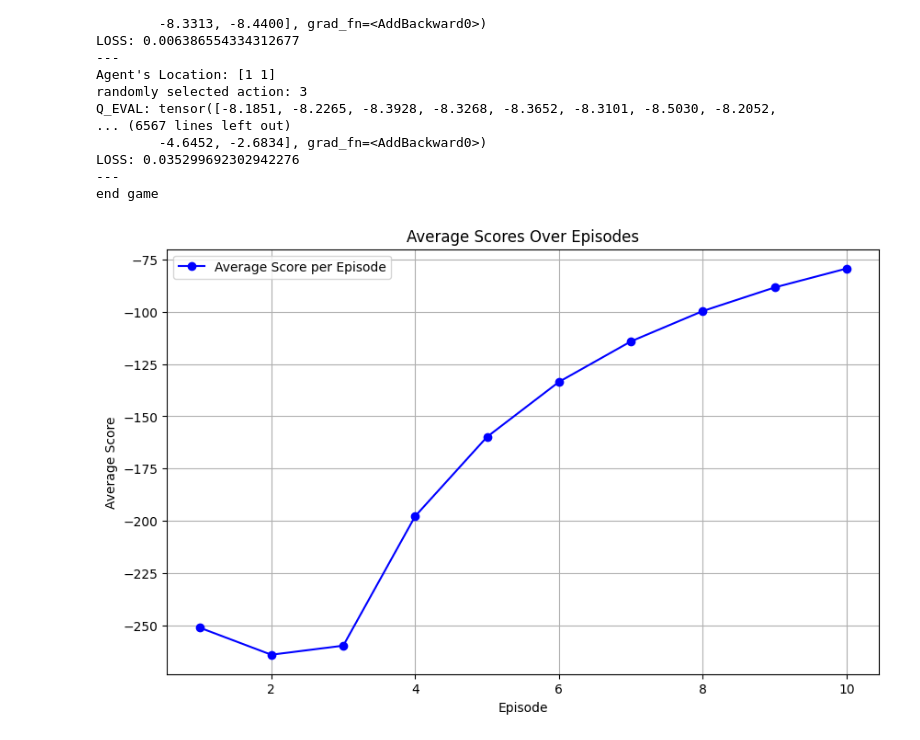
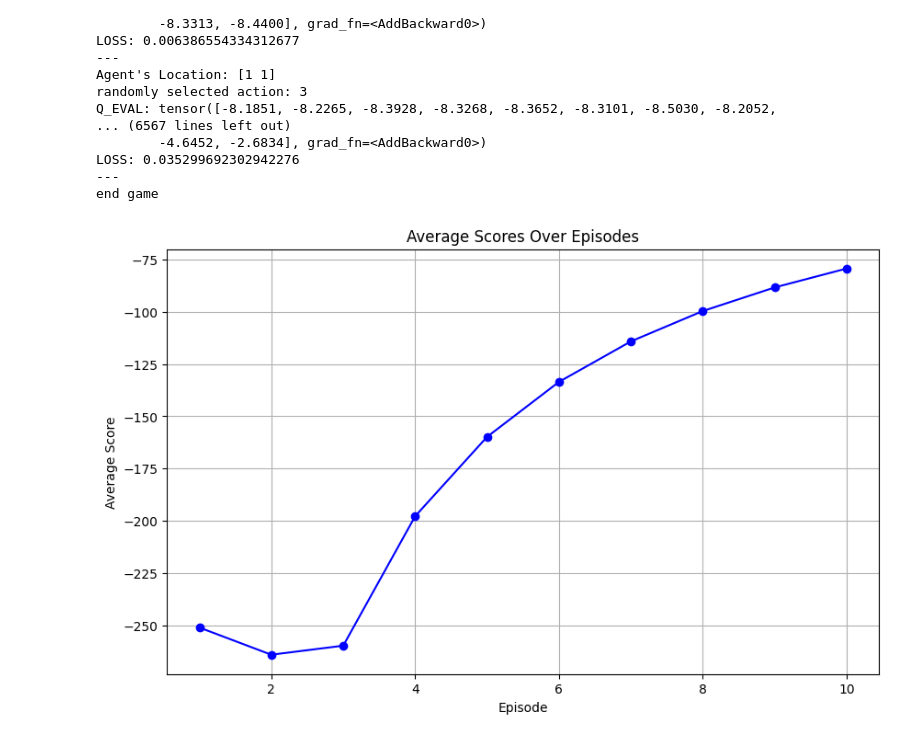
Before and after one commit to ayang903/DQN, a Jupyter notebook: ps2.ipynb, the cells around one changed output. Saved outputs shown, nothing was run; the diff lists cells and outputs as text; code cells hidden in the pictures.

Commit message:
fix plots

```diff
--- a/ps2.ipynb
+++ b/ps2.ipynb
@@ -74,18 +69,24 @@ for i in range(n_games):
     counter = 0
 
     while not done:
-        rewards = []
         agent_location = env.get_agent_location()
         print(f"Agent's Location: {agent_location}")
+
         # choose an action based on current state of env
         action = agent.choose_action(observation)
-        observation_, reward, done, truncated, info = env.step(action) #observation_ is just next_state
-        observation_ = observation_['agent']
+
+        observation_, reward, done, truncated, info = env.step(action)
+        observation_ = observation_['agent'] # since one hot encoded state is nested in dictionary
+
         score += reward
-        rewards
+
+        # store transition and update weights
         agent.store_transitions(observation, action, reward, observation_, done)
         agent.learn()
+
+        #update state
         observation = observation_
+
         # end of an episode
         counter += 1
         print('---')
@@ -135,16 +136,15 @@ end game
 # %%
 # plot the average score per episode
 import matplotlib.pyplot as plt
 
 episodes = list(range(1, n_games + 1))
 
 plt.figure(figsize=(10, 6))
 plt.plot(episodes, avg_scores, marker='o', linestyle='-', color='b', label='Average Score per Episode')
 plt.title('Average Scores Over Episodes')
 plt.xlabel('Episode')
 plt.ylabel('Average Score')
-plt.legend()
 plt.grid(True)
 plt.show()
 # %% [output]
-[figure, old version]
+[figure, new version]
```
Also changed, not shown: parts of 1 cell of this notebook.
